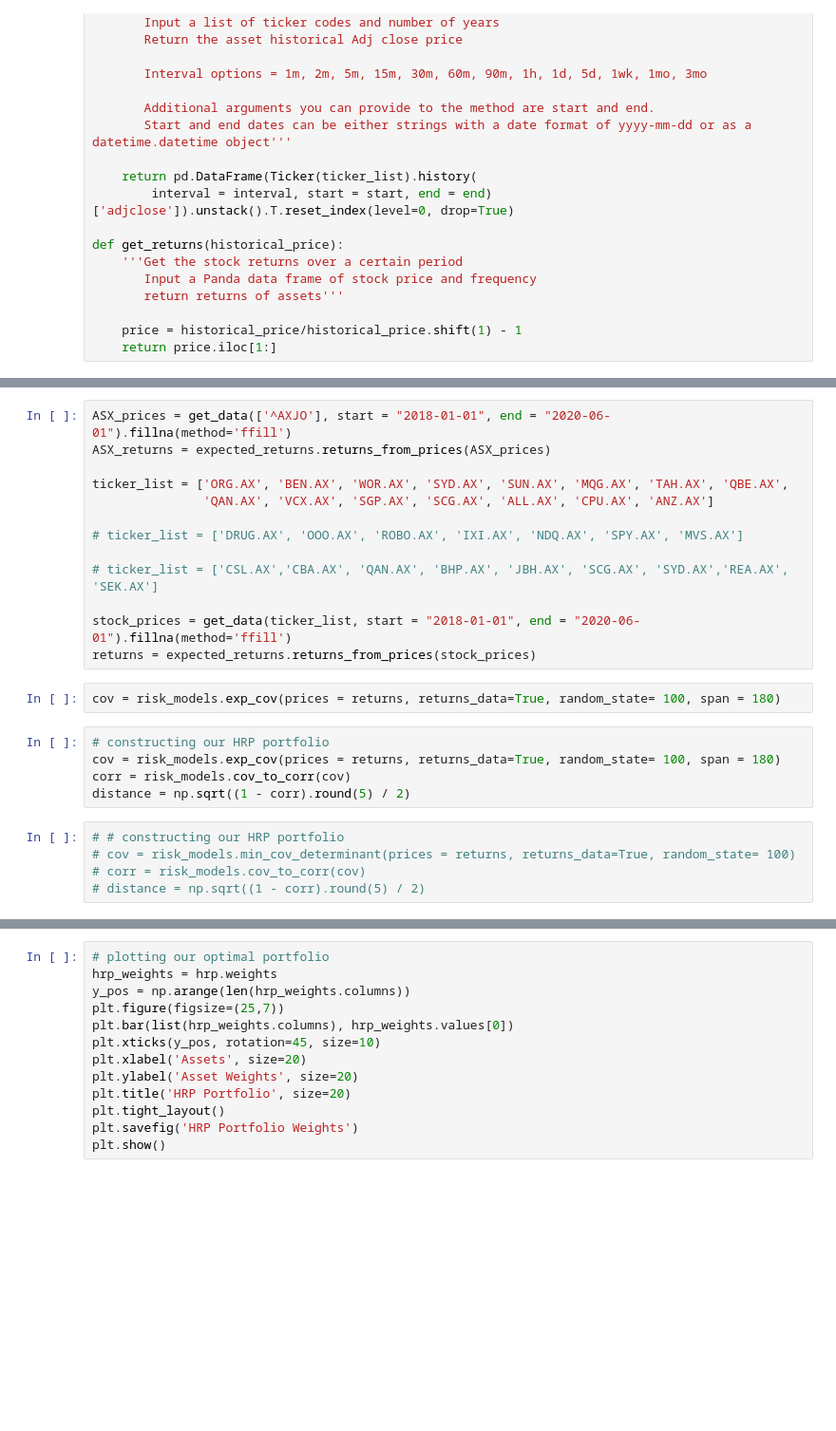
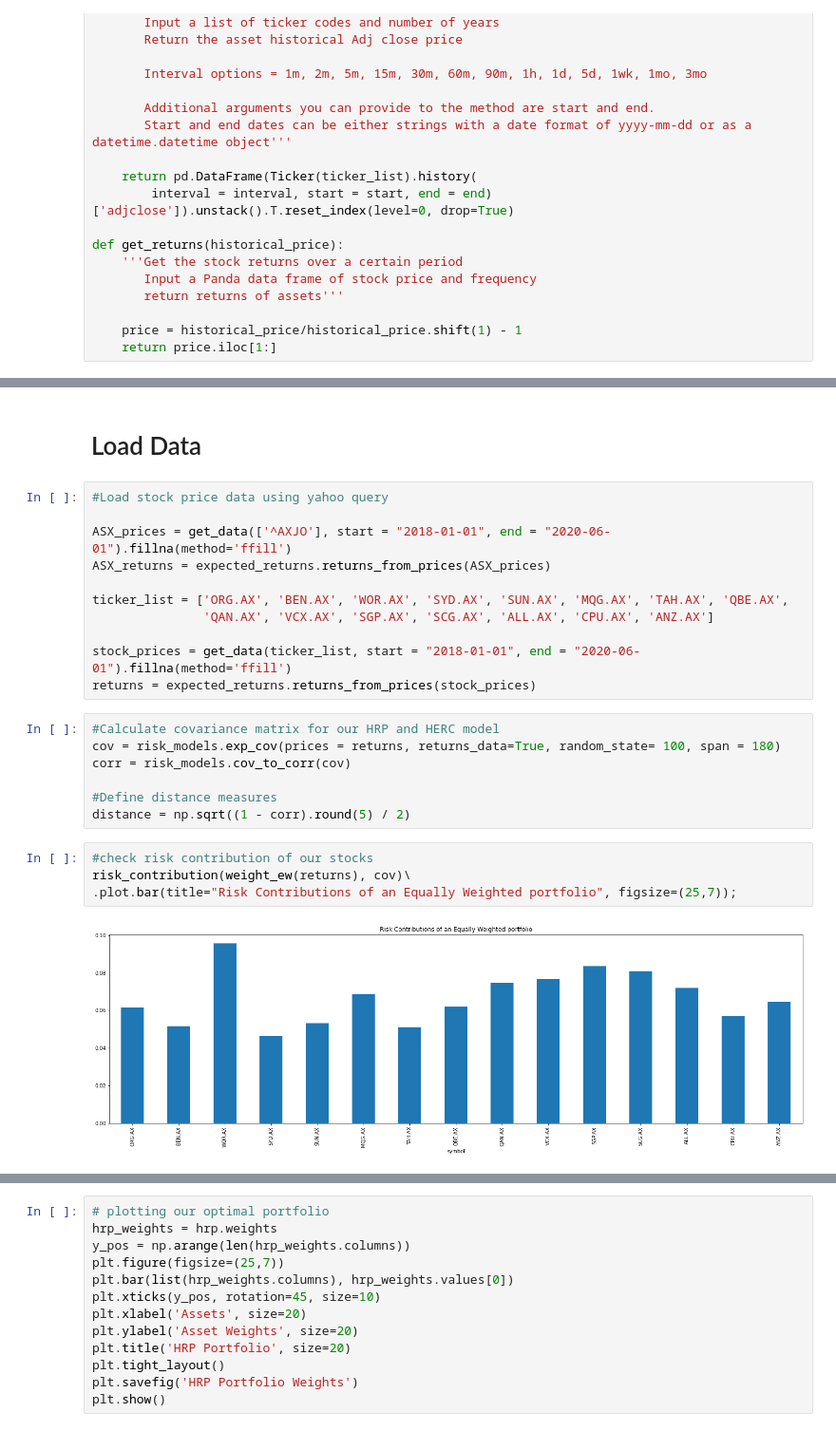
Before and after one commit to Tim-101/Portfolio-Strategy-Risk-Pairity, a Jupyter notebook: Portfolio Strategy - Risk Pairity.ipynb, the cells around one changed output, grey strips where cells are left out. Shown at 95% size. Saved outputs shown, nothing was run; the diff lists cells and outputs as text; blank space fills up the shorter version.

```diff
--- a/Portfolio Strategy - Risk Pairity.ipynb
+++ b/Portfolio Strategy - Risk Pairity.ipynb
@@ -184,28 +183,29 @@ def backtest(r, estimation_window=30, steps = 10, weighting=weight_ew, verbose=F
     weights = pd.DataFrame(weight, index=r.iloc[estimation_window:][::steps].index, columns=r.columns).reindex(r.index).fillna(method='ffill')
     returns = (weights * r).sum(axis="columns",  min_count=1) #mincount is to generate NAs if all inputs are NAs
     return returns, weight
+# %% [markdown]
+# Load Data
 # %%
+#Load stock price data using yahoo query
+
 ASX_prices = get_data(['^AXJO'], start = "2018-01-01", end = "2020-06-01").fillna(method='ffill')
 ASX_returns = expected_returns.returns_from_prices(ASX_prices)
 
 ticker_list = ['ORG.AX', 'BEN.AX', 'WOR.AX', 'SYD.AX', 'SUN.AX', 'MQG.AX', 'TAH.AX', 'QBE.AX',
                'QAN.AX', 'VCX.AX', 'SGP.AX', 'SCG.AX', 'ALL.AX', 'CPU.AX', 'ANZ.AX']
 
-# ticker_list = ['DRUG.AX', 'OOO.AX', 'ROBO.AX', 'IXI.AX', 'NDQ.AX', 'SPY.AX', 'MVS.AX']
-
-# ticker_list = ['CSL.AX','CBA.AX', 'QAN.AX', 'BHP.AX', 'JBH.AX', 'SCG.AX', 'SYD.AX','REA.AX', 'SEK.AX']
-
 stock_prices = get_data(ticker_list, start = "2018-01-01", end = "2020-06-01").fillna(method='ffill')
 returns = expected_returns.returns_from_prices(stock_prices)
-# %%
-cov = risk_models.exp_cov(prices = returns, returns_data=True, random_state= 100, span = 180)
 # %%
-# constructing our HRP portfolio
+#Calculate covariance matrix for our HRP and HERC model
 cov = risk_models.exp_cov(prices = returns, returns_data=True, random_state= 100, span = 180)
 corr = risk_models.cov_to_corr(cov)
+
+#Define distance measures
 distance = np.sqrt((1 - corr).round(5) / 2)
-# %%
-# # constructing our HRP portfolio
-# cov = risk_models.min_cov_determinant(prices = returns, returns_data=True, random_state= 100)
-# corr = risk_models.cov_to_corr(cov)
-# distance = np.sqrt((1 - corr).round(5) / 2)
+# %%
+#check risk contribution of our stocks
+risk_contribution(weight_ew(returns), cov)\
+.plot.bar(title="Risk Contributions of an Equally Weighted portfolio", figsize=(25,7));
+# %% [output]
+[figure, added]
```
Also changed, not shown: parts of 19 cells of this notebook.
